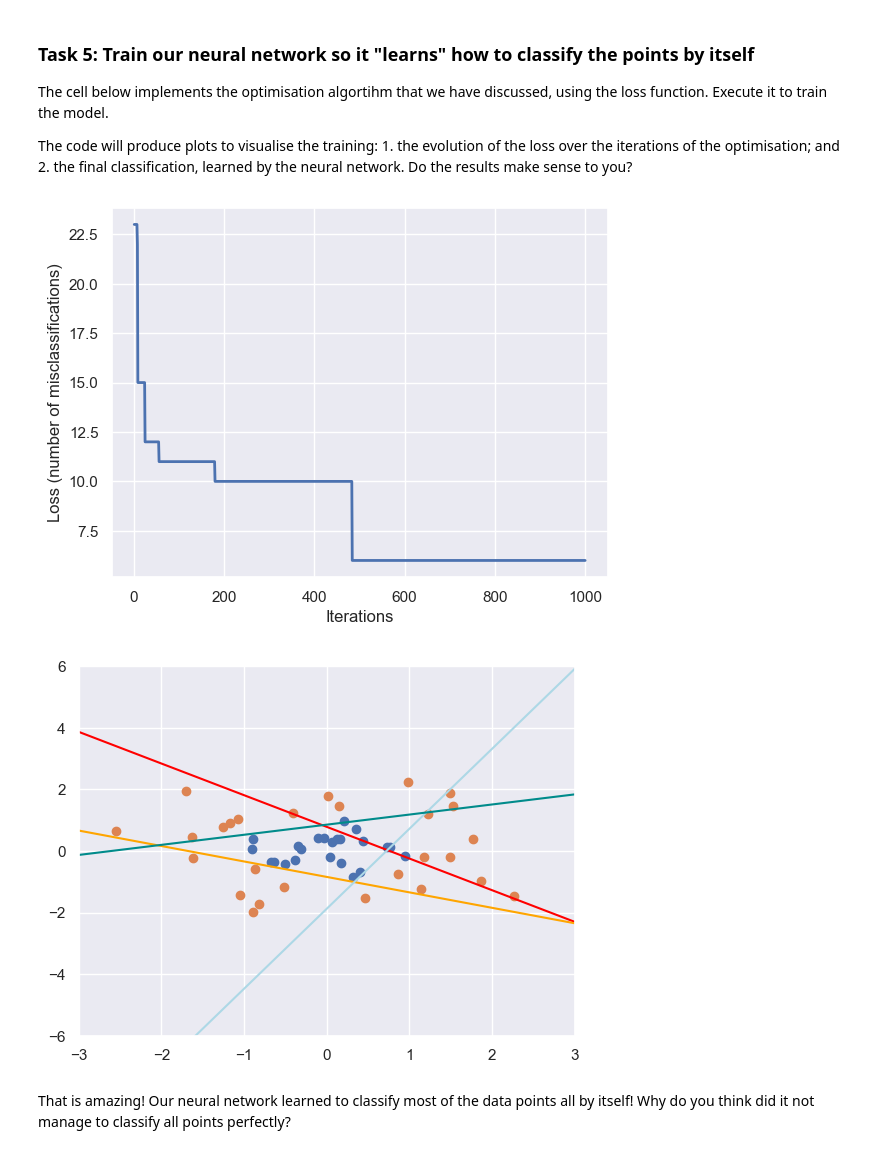
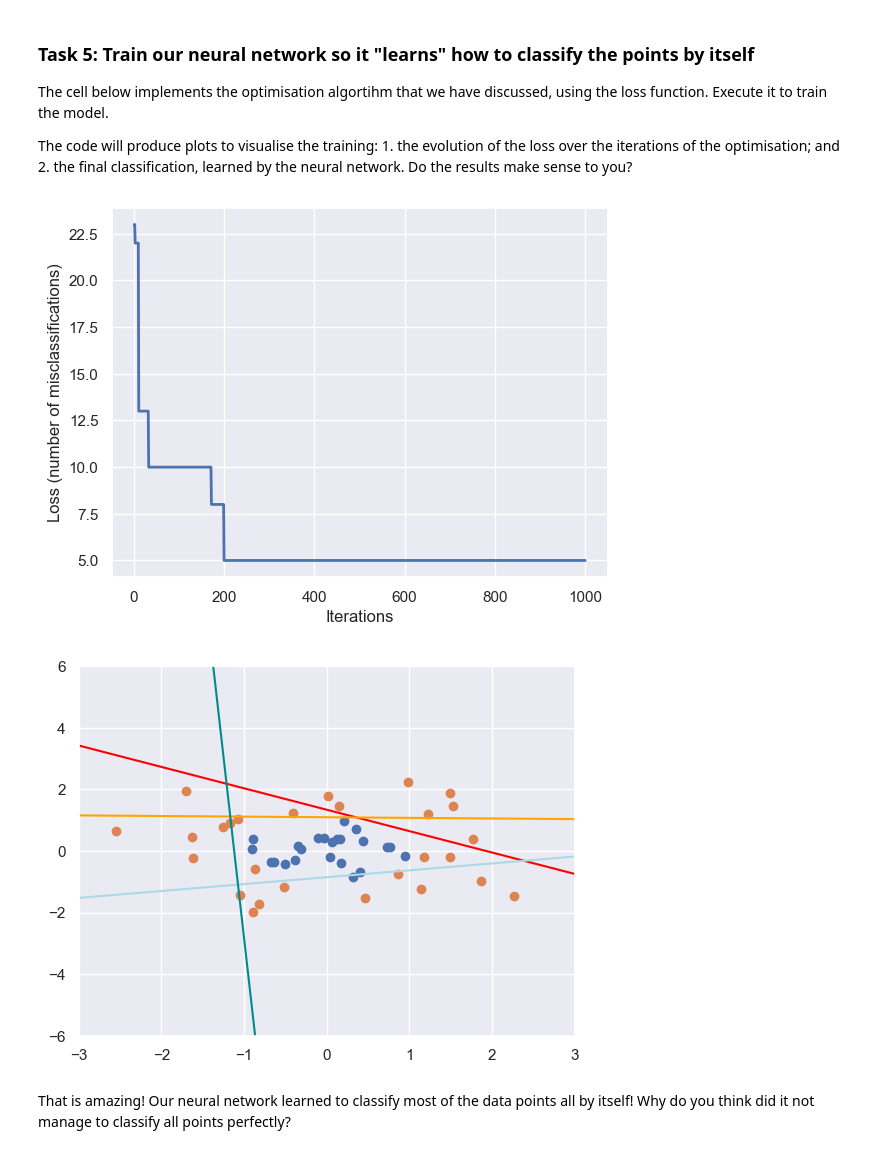
Before and after one commit to equinor/kai-edc2024-workshop, a Jupyter notebook: 1_introduction/solution.ipynb, the cells around one changed output. Cells and saved outputs as stored; diff of their text form; code cells hidden in the pictures.

```diff
--- a/1_introduction/solution.ipynb
+++ b/1_introduction/solution.ipynb
@@ -237,6 +227,4 @@ def neural_network(inputs, weights):
 # %%
-# TODO Complete the implementation of the loss function
-
 # We regenerate the data, just in case X was overwritten
 np.random.seed(0)
 n_samples = 50
@@ -245,8 +233,9 @@ y = np.zeros(n_samples)
 y[np.linalg.norm(X, axis=1) > 1] = 1
 
 def loss_function(weights):
-    y_pred = neural_network(inputs=X.T, weights=weights)
+    y_pred = kai.neural_network(inputs=X.T, weights=weights)
 
+    # TODO Complete the implementation of the loss function
     mask0 = y == 0
     mask1 = y == 1
 
@@ -272,56 +261,32 @@ The cell below implements the optimisation algortihm that we have discussed, usi
 The code will produce plots to visualise the training: 1. the evolution of the loss over the iterations of the optimisation; and 2. the final classification, learned by the neural network. Do the results make sense to you?
 # %%
 # Training
-np.random.seed(42)
+np.random.seed(1)#42)
 n_iterations = 1000
 losses = np.empty(n_iterations)
 for n in range(n_iterations):
     # Sample proposal
     proposal = np.random.uniform(low=-3, high=3, size=12)
     loss = loss_function(proposal)
 
     # Accept on first iteration
     if n == 0:
         weights = proposal
         losses[n] = loss
         continue
 
     # Check whether loss is lower than for previous parameters
     isProposalAccepted = loss < losses[n-1]
     if isProposalAccepted:
         weights = proposal
         losses[n] = loss
     else:
         # We did not accept, so loss remains the same
         losses[n] = losses[n-1]
 
-
-# Visualise loss over time
-iterations = np.arange(1, n_iterations+1)
-plt.plot(iterations, losses, linewidth=2)
-plt.xlabel('Iterations')
-plt.ylabel('Loss (number of misclassifications)')
-plt.show()
-
-# Visualise the learned classification
-plt.scatter(X[y==0, 0], X[y==0, 1])
-plt.scatter(X[y==1, 0], X[y==1, 1])
-
-x1 = np.linspace(-3, 3, 100)
-x2 = -(weights[1] * x1 + weights[0]) / weights[2]
-plt.plot(x1, x2, linestyle='-', color='red')
-x2 = -(weights[4] * x1 + weights[3]) / weights[5]
-plt.plot(x1, x2, linestyle='-', color='orange')
-x2 = -(weights[7] * x1 + weights[6]) / weights[8]
-plt.plot(x1, x2, linestyle='-', color='lightblue')
-x2 = -(weights[10] * x1 + weights[9]) / weights[11]
-plt.plot(x1, x2, linestyle='-', color='darkcyan')
-
-plt.xlim(-3, 3)
-plt.ylim(-6, 6)
-plt.show()
+kai.plot_training_results(n_iterations, losses, weights, (X, y))
 # %% [output]
-[figure, old version]
+[figure, new version]
-[figure, old version]
+[figure, new version]
 # %% [markdown]
 That is amazing! Our neural network learned to classify most of the data points all by itself! Why do you think did it not manage to classify all points perfectly?
```
Also changed, not shown: parts of 34 cells of this notebook, 5 other files.
